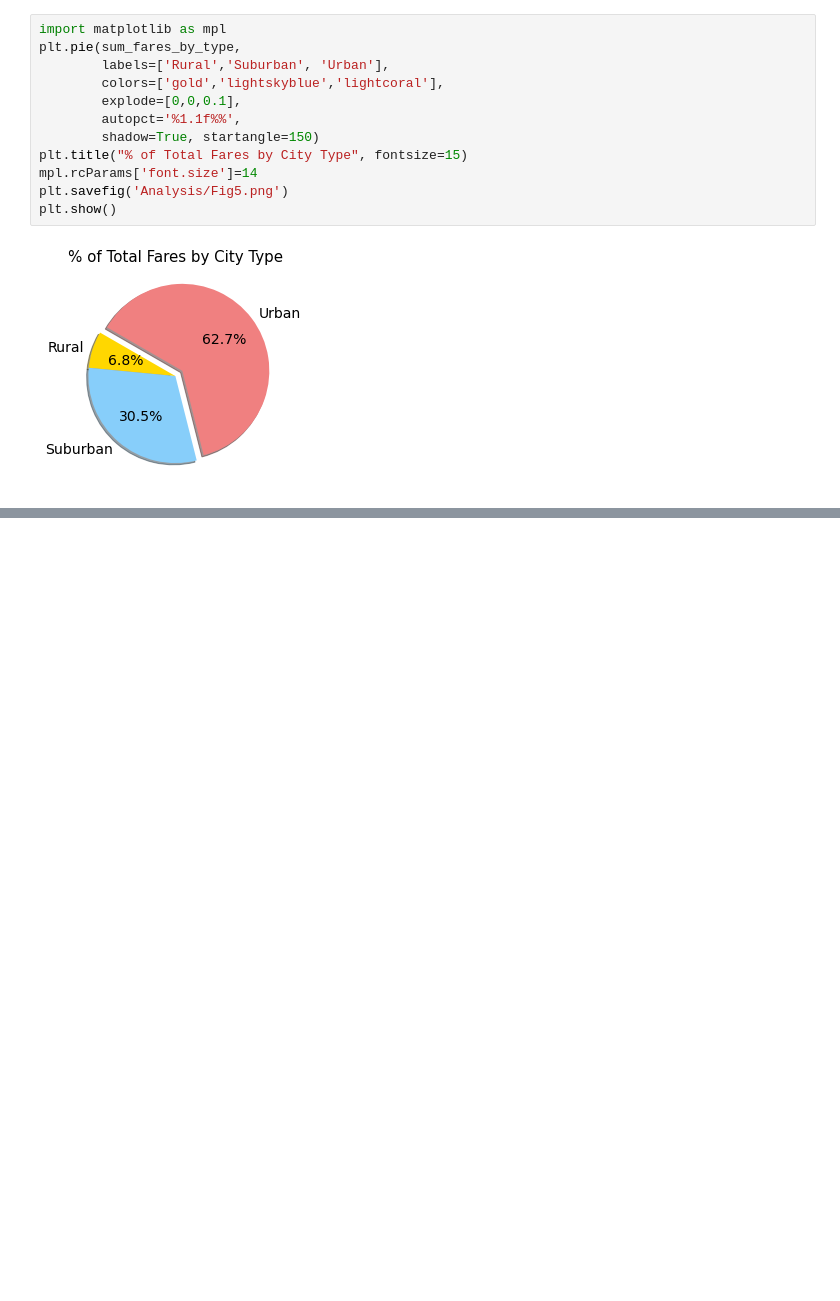
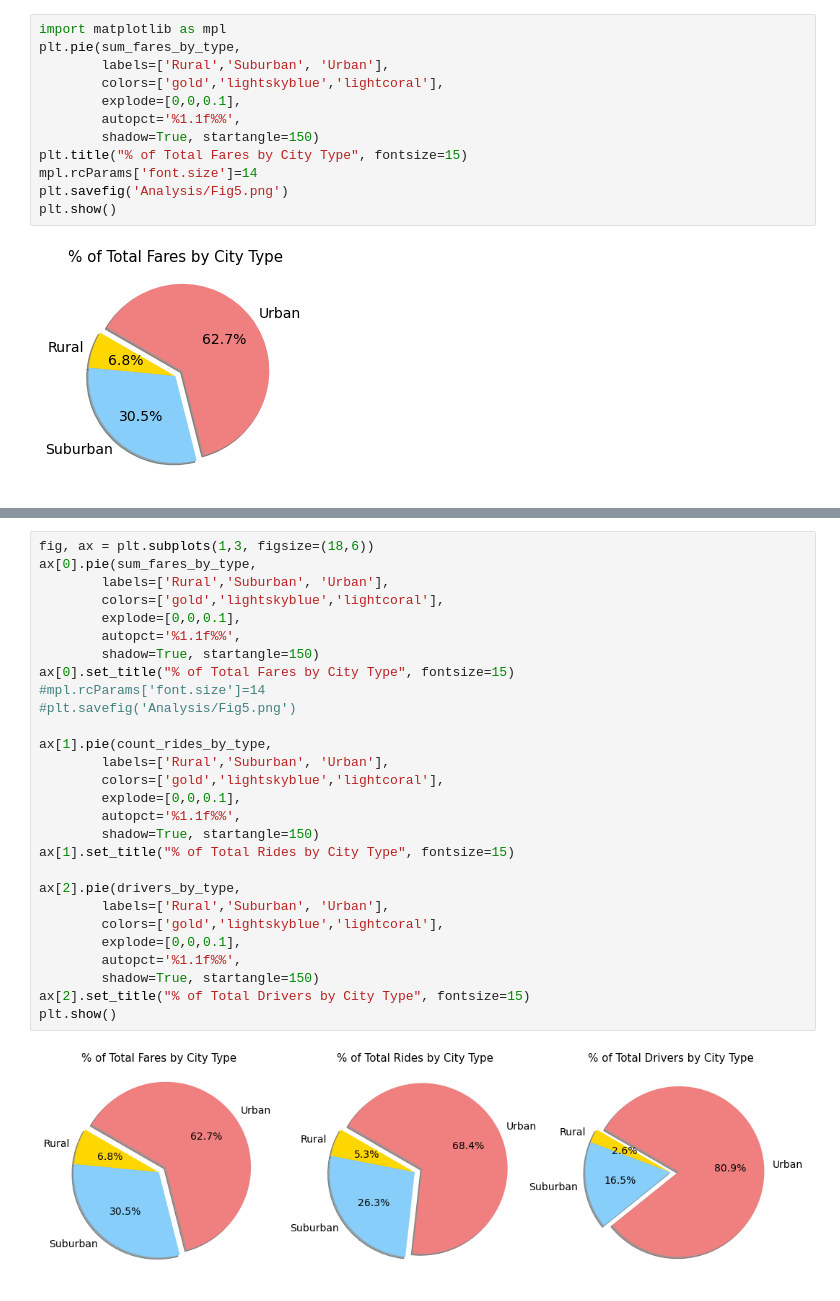
Before and after one commit to jose-perth/PyBer_Analysis, a Jupyter notebook: PyBer.ipynb, the cells around one changed output, grey strips where cells are left out. Saved outputs shown, nothing was run; the diff lists cells and outputs as text; blank space fills up the shorter version.

```diff
--- a/PyBer.ipynb
+++ b/PyBer.ipynb
@@ -555,0 +558,30 @@ plt.show()
+# %%
+fig, ax = plt.subplots(1,3, figsize=(18,6))
+ax[0].pie(sum_fares_by_type,
+        labels=['Rural','Suburban', 'Urban'],
+        colors=['gold','lightskyblue','lightcoral'],
+        explode=[0,0,0.1],
+        autopct='%1.1f%%',
+        shadow=True, startangle=150)
+ax[0].set_title("% of Total Fares by City Type", fontsize=15)
+#mpl.rcParams['font.size']=14
+#plt.savefig('Analysis/Fig5.png')
+
+ax[1].pie(count_rides_by_type,
+        labels=['Rural','Suburban', 'Urban'],
+        colors=['gold','lightskyblue','lightcoral'],
+        explode=[0,0,0.1],
+        autopct='%1.1f%%',
+        shadow=True, startangle=150)
+ax[1].set_title("% of Total Rides by City Type", fontsize=15)
+
+ax[2].pie(drivers_by_type,
+        labels=['Rural','Suburban', 'Urban'],
+        colors=['gold','lightskyblue','lightcoral'],
+        explode=[0,0,0.1],
+        autopct='%1.1f%%',
+        shadow=True, startangle=150)
+ax[2].set_title("% of Total Drivers by City Type", fontsize=15)
+plt.show()
+# %% [output]
+[figure, added]
```
Also changed, not shown: parts of 2 cells of this notebook, 1 other file.
